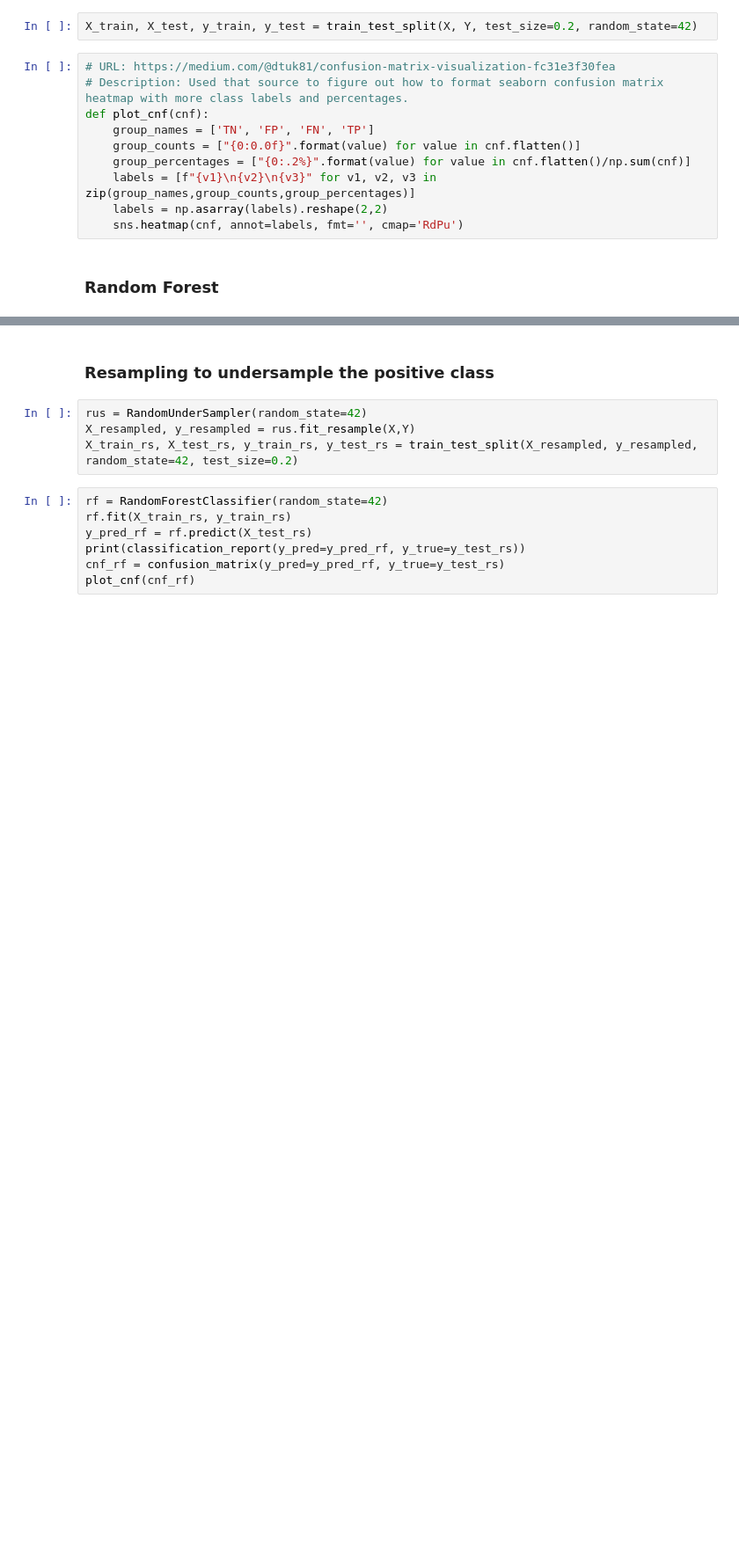
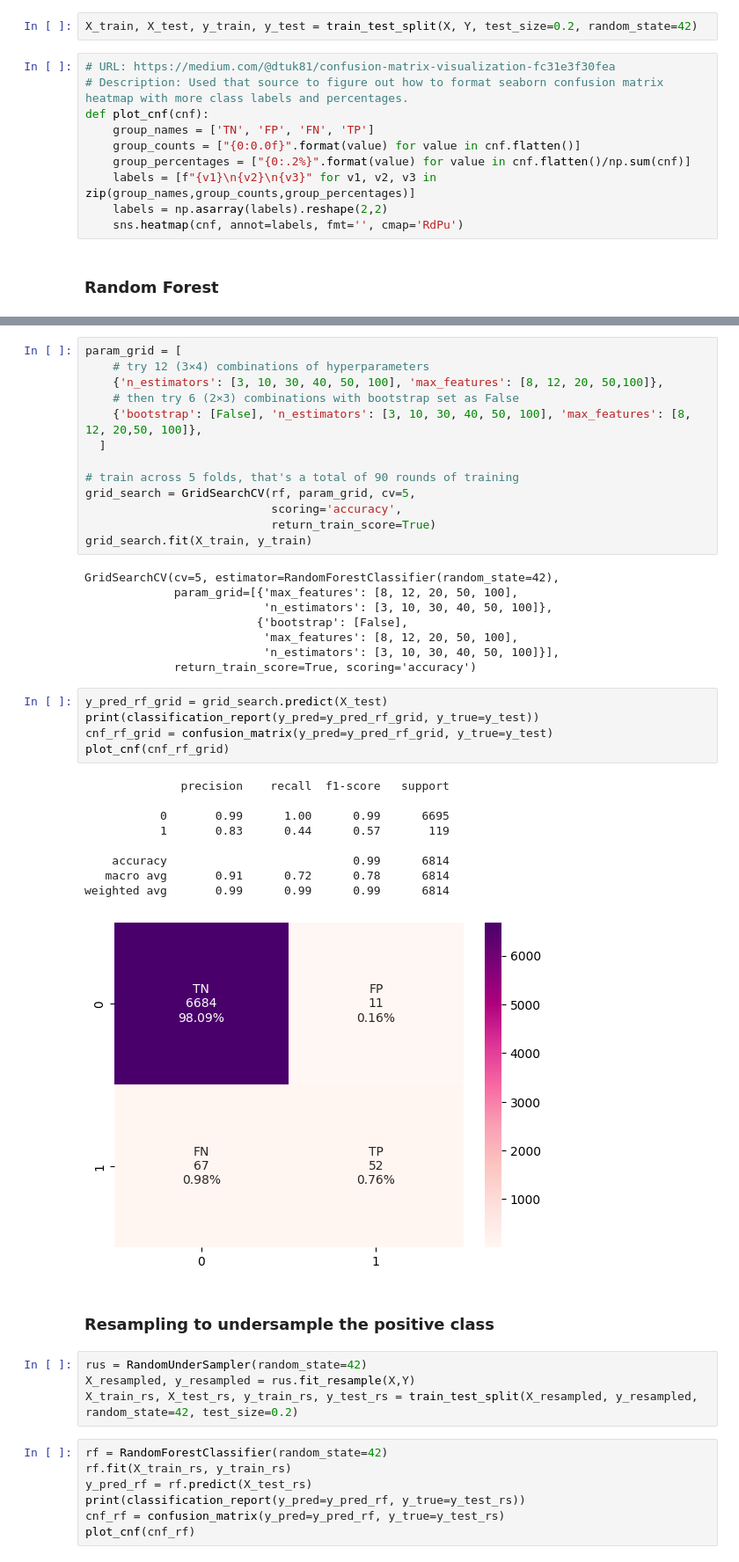
Before and after one commit to sophieganapolsky/ML4VA, a Jupyter notebook: Prediction.ipynb, the cells around one changed output, grey strips where cells are left out. Shown at 88% size. Cells and saved outputs as stored; diff of their text form; blank space fills up the shorter version.

```diff
--- a/Prediction.ipynb
+++ b/Prediction.ipynb
@@ -150,3 +166,39 @@ weighted avg       0.99      0.99      0.99      6172
+# %%
+param_grid = [
+    # try 12 (3×4) combinations of hyperparameters
+    {'n_estimators': [3, 10, 30, 40, 50, 100], 'max_features': [8, 12, 20, 50,100]},
+    # then try 6 (2×3) combinations with bootstrap set as False
+    {'bootstrap': [False], 'n_estimators': [3, 10, 30, 40, 50, 100], 'max_features': [8, 12, 20,50, 100]},
+  ]
+
+# train across 5 folds, that's a total of 90 rounds of training
+grid_search = GridSearchCV(rf, param_grid, cv=5,
+                           scoring='accuracy',
+                           return_train_score=True)
+grid_search.fit(X_train, y_train)
+# %% [output]
+GridSearchCV(cv=5, estimator=RandomForestClassifier(random_state=42),
+             param_grid=[{'max_features': [8, 12, 20, 50, 100],
+                          'n_estimators': [3, 10, 30, 40, 50, 100]},
+                         {'bootstrap': [False],
+                          'max_features': [8, 12, 20, 50, 100],
+                          'n_estimators': [3, 10, 30, 40, 50, 100]}],
+             return_train_score=True, scoring='accuracy')
+# %%
+y_pred_rf_grid = grid_search.predict(X_test)
+print(classification_report(y_pred=y_pred_rf_grid, y_true=y_test))
+cnf_rf_grid = confusion_matrix(y_pred=y_pred_rf_grid, y_true=y_test)
+plot_cnf(cnf_rf_grid)
+# %% [output]
+              precision    recall  f1-score   support
+
+           0       0.99      1.00      0.99      6695
+           1       0.83      0.44      0.57       119
+
+    accuracy                           0.99      6814
+   macro avg       0.91      0.72      0.78      6814
+weighted avg       0.99      0.99      0.99      6814
+[figure, added]
 # %% [markdown]
 ### Resampling to undersample the positive class
 # %%
```
Also changed, not shown: parts of 23 cells of this notebook.
